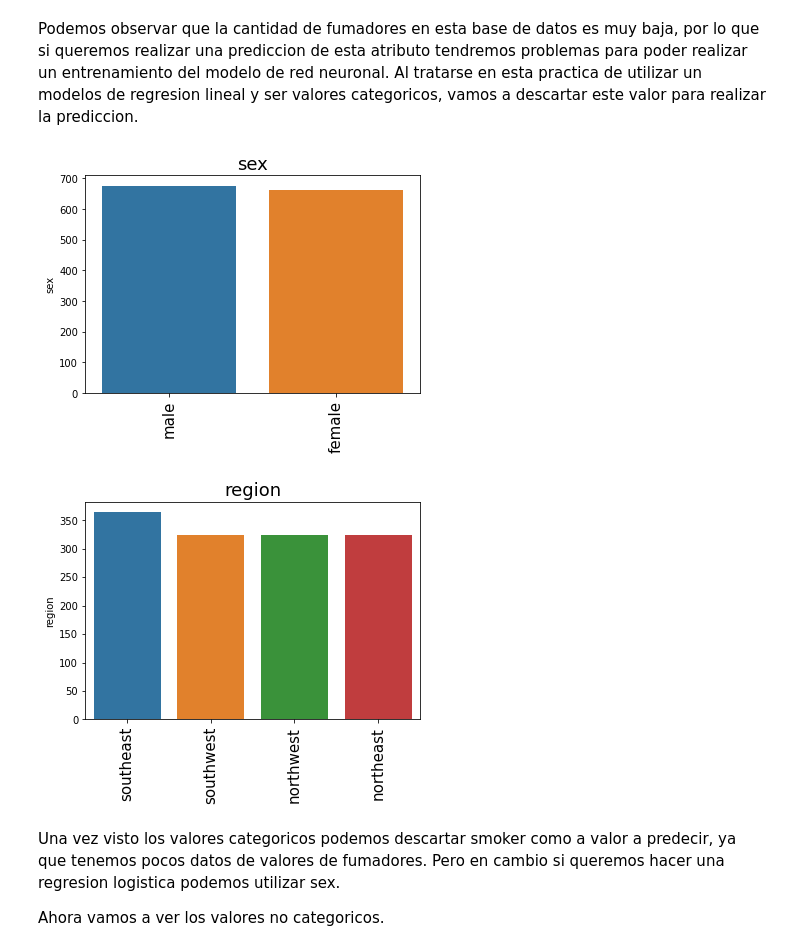
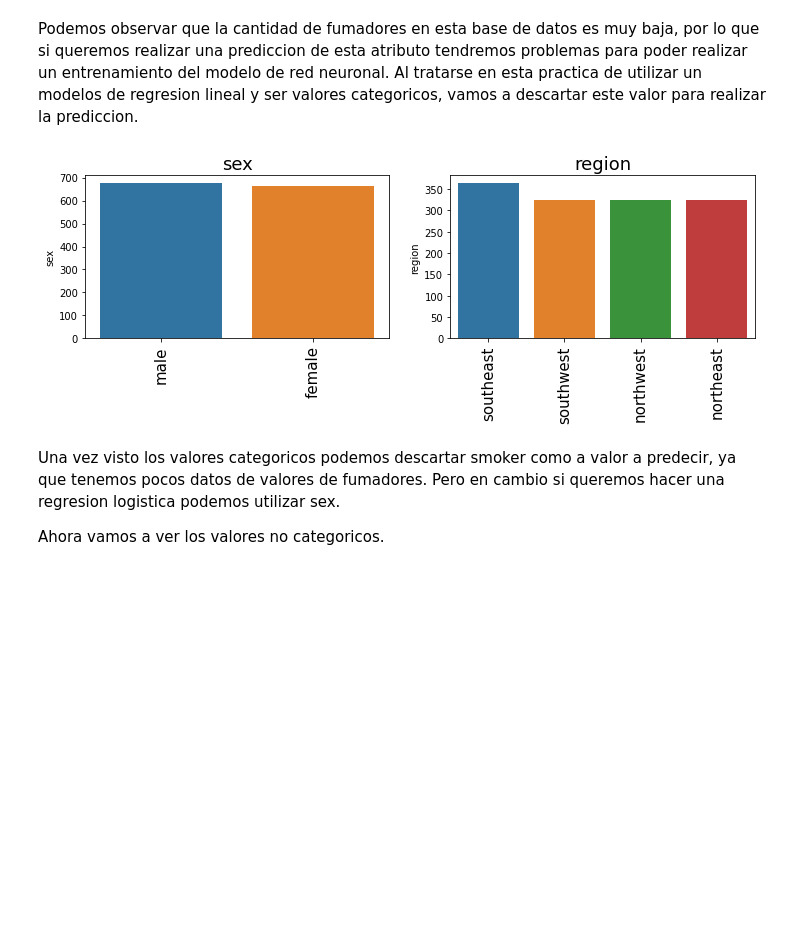
Before and after one commit to jaguilera95/ApC-GPA606, a Jupyter notebook: src/Practica1-Regression2021.ipynb, the cells around one changed output. Saved outputs shown, nothing was run; the diff lists cells and outputs as text; code cells hidden in the pictures; blank space fills up the shorter version.

```diff
--- a/src/Practica1-Regression2021.ipynb
+++ b/src/Practica1-Regression2021.ipynb
@@ -47,25 +48,26 @@ Podemos ver que tenemos 2 columnas decimales que es el bmi y los costes. 2 colum
 
 Sabiendo esta informacion vamos a ver la cantidad de gente fumadora.
 # %%
-def barplot_gen(df_colum : pd.Series):
+def barplot_gen(df_colum : pd.Series, ax = plt.subplot()):
     classes = df_colum.value_counts()
     class_len = len(classes)
-    sns.barplot(x=np.arange(class_len), y=classes)
-    plt.xticks(np.arange(len(classes)), classes.index.values.tolist(), rotation=90, fontsize=15)
-    plt.title(df_colum.name, fontsize=18)
-    plt.show()
+    sns.barplot(x=np.arange(class_len), y=classes, ax = ax)
+    ax.set_xticks(np.arange(len(classes)))
+    ax.set_xticklabels(classes.index.values.tolist(), rotation=90, fontsize=15)
+    ax.set_title(df_colum.name, fontsize=18)
 
 barplot_gen(df['smoker'])
 # %% [output]
 [figure]
 # %% [markdown]
 Podemos observar que la cantidad de fumadores en esta base de datos es muy baja, por lo que si queremos realizar una prediccion de esta atributo tendremos problemas para poder realizar un entrenamiento del modelo de red neuronal. Al tratarse en esta practica de utilizar un modelos de regresion lineal y ser valores categoricos, vamos a descartar este valor para realizar la prediccion.
-# %%
-barplot_gen(df['sex'])
-barplot_gen(df['region'])
-# %% [output]
-[figure, removed]
-[figure, removed]
+# %%
+fig, p = plt.subplots(ncols=2, figsize=(12, 3))
+
+barplot_gen(df['sex'], ax = p[0])
+barplot_gen(df['region'], ax = p[1])
+# %% [output]
+[figure, added]
 # %% [markdown]
 Una vez visto los valores categoricos podemos descartar smoker como a valor a predecir, ya que tenemos pocos datos de valores de fumadores. Pero en cambio si queremos hacer una regresion logistica podemos utilizar sex.
 
```
Also changed, not shown: parts of 15 cells of this notebook.
